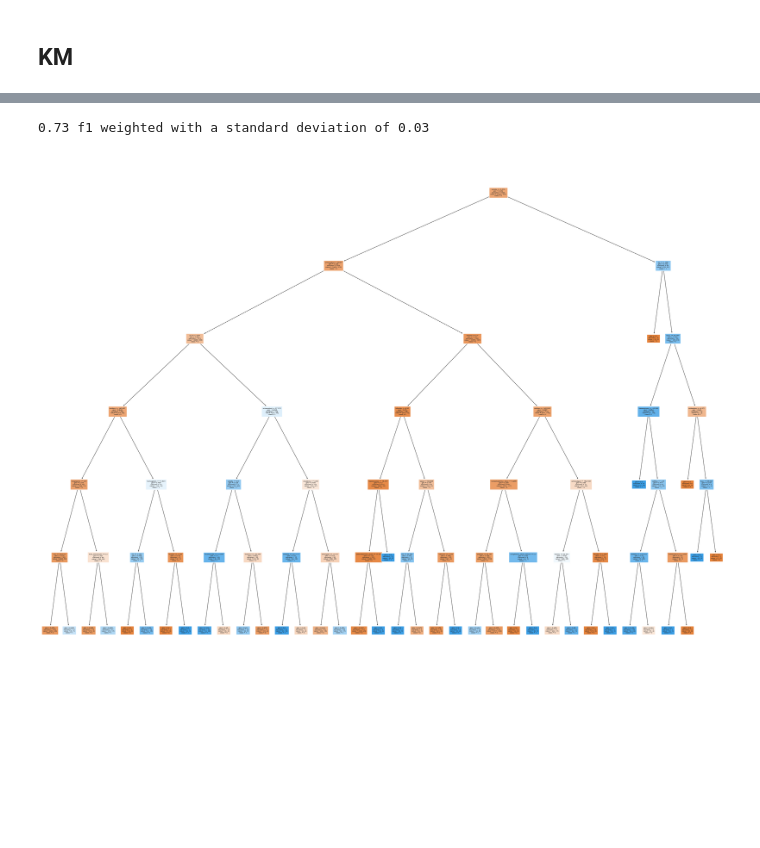
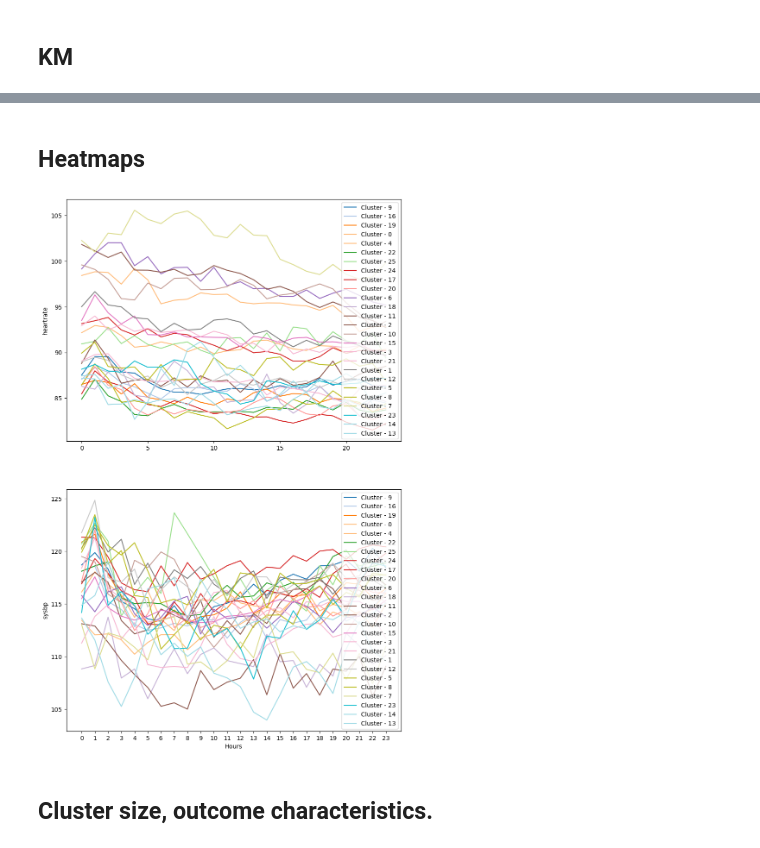
Before and after one commit to MariaBampaAI/patient_clustering_EHR, a Jupyter notebook: tests_angus.ipynb, the cells around one changed output, grey strips where cells are left out. Drawn from its saved outputs; the diff is of its cells as text; code cells hidden in the pictures; blank space fills up the shorter version.

```diff
--- a/tests_angus.ipynb
+++ b/tests_angus.ipynb
@@ -648,15 +314,0 @@ pd.DataFrame(clf.feature_importances_, index = df.columns, columns = ['FI']).sor
-# %%
-print("%0.2f f1 weighted with a standard deviation of %0.2f" % (scores.mean(), scores.std()))
-# %% [output]
-0.73 f1 weighted with a standard deviation of 0.03
-# %%
-plt.figure(figsize=(40,30))
-#c = ['-1','0','1','2','3']
-#c = ['-1','0','1','2','3', '4','5','6','7','8','9','10','11', '12']
-
-c = ['0','1']
-
-tree.plot_tree(clf, filled=True, class_names=c, feature_names=df.columns, fontsize=6)
-plt.show()
-# %% [output]
-[figure, removed]
@@ -662,0 +355,16 @@ plt.show()
+# %% [markdown]
+## Heatmaps
+# %%
+
+labels_ = ['mm_Agglomerative']
+
+
+time_series_3d_df = pd.read_csv('preprocessing/representations/time_series_3d_angus.csv')
+time_series_3d_df = time_series_3d_df.set_index('icustay_id')
+temp = time_series_3d_df.join(all_labels[labels_])
+features_to_plot = ['heartrate', 'sysbp']
+
+
+clustering_helpers.plot_hourly_means_by_label(temp, features_to_plot, label_column=labels_[0])
+# %% [output]
+[figure, added]
@@ -662,0 +376,2 @@ plt.show()
+# %% [markdown]
+## Cluster size,  outcome characteristics.
```
Also changed, not shown: parts of 103 cells of this notebook, 14 other files.
